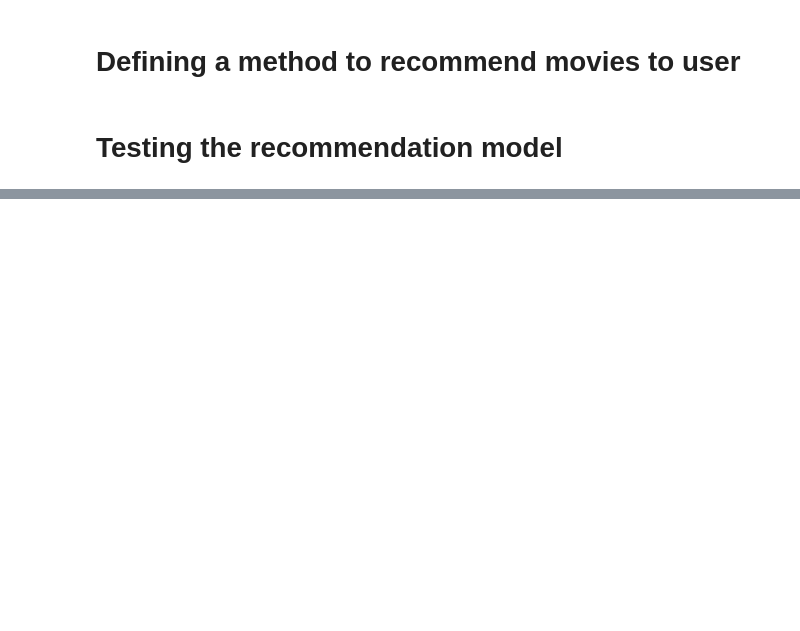
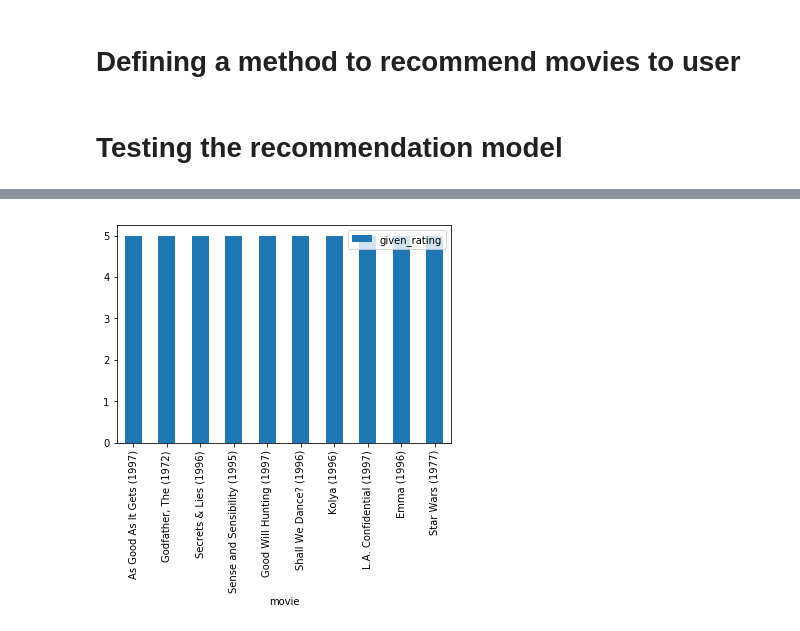
Before and after one commit to AayushMehrotra/RecommendationEngine-MovieLens, a Jupyter notebook: Recommendation Engine.ipynb, the cells around one changed output, grey strips where cells are left out. Drawn from its saved outputs; the diff is of its cells as text; code cells hidden in the pictures; blank space fills up the shorter version.

```diff
--- a/Recommendation Engine.ipynb
+++ b/Recommendation Engine.ipynb
@@ -297,0 +291,36 @@ recommend(8)
+# %%
+def watched(user_id):
+    alpha1 = data_matrix[user_id]
+    movie_ = []
+    rating_ =[]
+    movie_id =[]
+    genre = []
+    for k in alpha1.nonzero():
+        movie_.append(movie_data.movie_name[k])
+        rating_.append(alpha1[alpha1.nonzero()])
+        movie_id.append(k)
+        genre.append(movie_data.genre[k])
+    movie_names = pd.DataFrame(movie_).T
+    rating_ = pd.DataFrame(rating_).T
+    movie_id = pd.DataFrame(movie_id).T
+    movie_genre = pd.DataFrame(genre).T
+    movie_genre.reset_index(inplace= True)
+    movie_genre.drop(['index'],axis =1,inplace= True)
+    movie_names.reset_index(inplace = True)
+    movie_names.drop(['index'],axis = 1,inplace= True)
+    movie_names = movie_names.join(rating_)
+    movie_names = movie_names.join(movie_id,rsuffix='_x')
+    movie_names = movie_names.join(movie_genre)
+    movie_names.columns = ['movie','given_rating','movie_id','genre']
+    movie_names.sort_values(by =['given_rating'],ascending= False,inplace= True)
+    watch = pd.DataFrame(movie_names.head(10))
+    return watch
+# %%
+watch = pd.DataFrame()
+watch = watched(1)
+watched_graph = watch.drop(['movie_id','genre'],axis = 1)
+movie_list = watch.movie.tolist()
+watched_graph.reset_index(inplace= True)
+watched_graph = watched_graph.drop(['index'],axis = 1)
+watched_graph = watched_graph.set_index(['movie'])
+watched_graph
@@ -297,0 +340,5 @@ recommend(8)
+# %%
+watched_graph.plot(kind = 'bar',legend = movie_list)
+plt.show()
+# %% [output]
+[figure, added]
```
Also changed, not shown: parts of 12 cells of this notebook.
